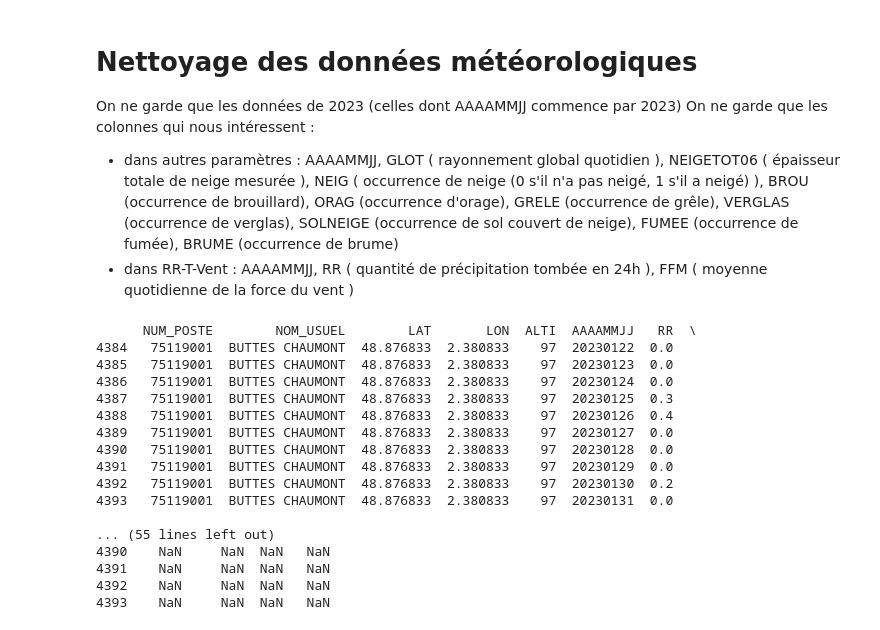
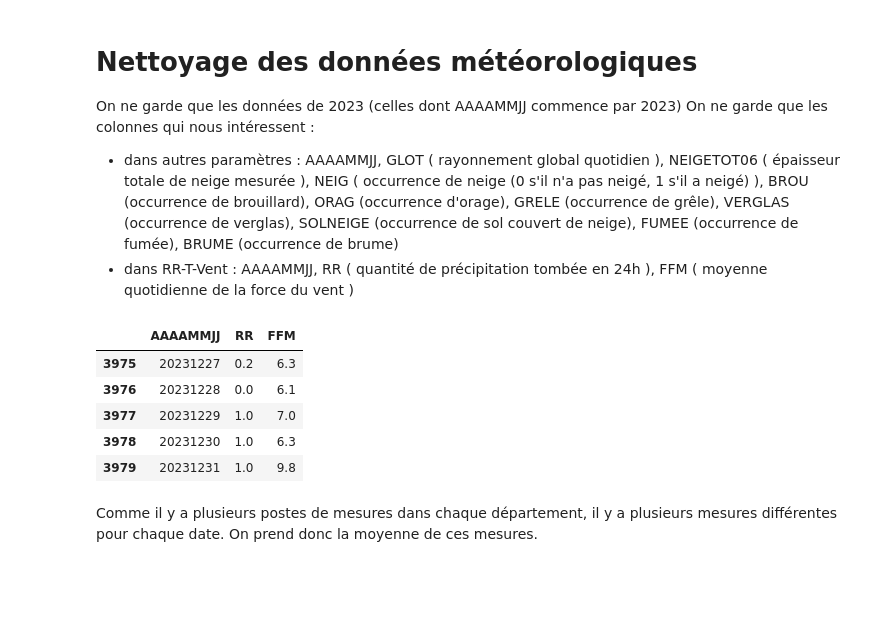
Before and after one commit to celineferbach/Projet-accidents-de-la-route, a Jupyter notebook: importation.ipynb, the cells around one changed output. Saved outputs shown, nothing was run; the diff lists cells and outputs as text; code cells hidden in the pictures; blank space fills up the shorter version.

```diff
--- a/importation.ipynb
+++ b/importation.ipynb
@@ -590,48 +587,66 @@ On ne garde que les colonnes qui nous intéressent :
 # %%
 autres_parametres_75['AAAAMMJJ'] = autres_parametres_75['AAAAMMJJ'].astype(str)
 RRTVent_75['AAAAMMJJ'] = RRTVent_75['AAAAMMJJ'].astype(str)
-print(RRTVent_75.tail(10))
-
 autres_parametres_75 = autres_parametres_75.loc[:,['AAAAMMJJ', 'GLOT', 'NEIG', 'BROU', 'ORAG', 'GRELE', 'VERGLAS', 'SOLNEIGE', 'FUMEE', 'BRUME']]
 RRTVent_75 = RRTVent_75.loc[:,['AAAAMMJJ', 'RR', 'FFM']]
-autres_parametres_75['AAAAMMJJ'] = autres_parametres_75['AAAAMMJJ'].astype(str)
-RRTVent_75 = RRTVent_75.loc[RRTVent_75["AAAAMMJJ"].str.startswith("2023")]
+autres_parametres_75 = autres_parametres_75.loc[autres_parametres_75['AAAAMMJJ'].str.startswith('2023')]
+RRTVent_75 = RRTVent_75.loc[RRTVent_75['AAAAMMJJ'].str.startswith('2023')]
 
+autres_parametres_77['AAAAMMJJ'] = autres_parametres_77['AAAAMMJJ'].astype(str)
+RRTVent_77['AAAAMMJJ'] = RRTVent_77['AAAAMMJJ'].astype(str)
 autres_parametres_77 = autres_parametres_77.loc[:,['AAAAMMJJ', 'GLOT', 'NEIG', 'BROU', 'ORAG', 'GRELE', 'VERGLAS', 'SOLNEIGE', 'FUMEE', 'BRUME']]
 RRTVent_77 = RRTVent_77.loc[:,['AAAAMMJJ', 'RR', 'FFM']]
+autres_parametres_77 = autres_parametres_77.loc[autres_parametres_77['AAAAMMJJ'].str.startswith('2023')]
+RRTVent_77 = RRTVent_77.loc[RRTVent_77['AAAAMMJJ'].str.startswith('2023')]
 
+autres_parametres_78['AAAAMMJJ'] = autres_parametres_78['AAAAMMJJ'].astype(str)
+RRTVent_78['AAAAMMJJ'] = RRTVent_78['AAAAMMJJ'].astype(str)
 autres_parametres_78 = autres_parametres_78.loc[:,['AAAAMMJJ', 'GLOT', 'NEIG', 'BROU', 'ORAG', 'GRELE', 'VERGLAS', 'SOLNEIGE', 'FUMEE', 'BRUME']]
 RRTVent_78 = RRTVent_78.loc[:,['AAAAMMJJ', 'RR', 'FFM']]
+autres_parametres_78 = autres_parametres_78.loc[autres_parametres_78['AAAAMMJJ'].str.startswith('2023')]
+RRTVent_78 = RRTVent_78.loc[RRTVent_78['AAAAMMJJ'].str.startswith('2023')]
 
+autres_parametres_91['AAAAMMJJ'] = autres_parametres_91['AAAAMMJJ'].astype(str)
+RRTVent_91['AAAAMMJJ'] = RRTVent_91['AAAAMMJJ'].astype(str)
 autres_parametres_91 = autres_parametres_91.loc[:,['AAAAMMJJ', 'GLOT', 'NEIG', 'BROU', 'ORAG', 'GRELE', 'VERGLAS', 'SOLNEIGE', 'FUMEE', 'BRUME']]
 RRTVent_91 = RRTVent_91.loc[:,['AAAAMMJJ', 'RR', 'FFM']]
+autres_parametres_91 = autres_parametres_91.loc[autres_parametres_91['AAAAMMJJ'].str.startswith('2023')]
+RRTVent_91 = RRTVent_91.loc[RRTVent_91['AAAAMMJJ'].str.startswith('2023')]
 
+autres_parametres_92['AAAAMMJJ'] = autres_parametres_92['AAAAMMJJ'].astype(str)
+RRTVent_92['AAAAMMJJ'] = RRTVent_92['AAAAMMJJ'].astype(str)
 autres_parametres_92 = autres_parametres_92.loc[:,['AAAAMMJJ', 'GLOT', 'NEIG', 'BROU', 'ORAG', 'GRELE', 'VERGLAS', 'SOLNEIGE', 'FUMEE', 'BRUME']]
 RRTVent_92 = RRTVent_92.loc[:,['AAAAMMJJ', 'RR', 'FFM']]
+autres_parametres_92 = autres_parametres_92.loc[autres_parametres_92['AAAAMMJJ'].str.startswith('2023')]
+RRTVent_92 = RRTVent_92.loc[RRTVent_92['AAAAMMJJ'].str.startswith('2023')]
 
+autres_parametres_93['AAAAMMJJ'] = autres_parametres_93['AAAAMMJJ'].astype(str)
+RRTVent_93['AAAAMMJJ'] = RRTVent_93['AAAAMMJJ'].astype(str)
 autres_parametres_93 = autres_parametres_93.loc[:,['AAAAMMJJ', 'GLOT', 'NEIG', 'BROU', 'ORAG', 'GRELE', 'VERGLAS', 'SOLNEIGE', 'FUMEE', 'BRUME']]
 RRTVent_93 = RRTVent_93.loc[:,['AAAAMMJJ', 'RR', 'FFM']]
+autres_parametres_93 = autres_parametres_93.loc[autres_parametres_93['AAAAMMJJ'].str.startswith('2023')]
+RRTVent_93 = RRTVent_93.loc[RRTVent_93['AAAAMMJJ'].str.startswith('2023')]
 
+autres_parametres_94['AAAAMMJJ'] = autres_parametres_94['AAAAMMJJ'].astype(str)
+RRTVent_94['AAAAMMJJ'] = RRTVent_94['AAAAMMJJ'].astype(str)
 autres_parametres_94 = autres_parametres_94.loc[:,['AAAAMMJJ', 'GLOT', 'NEIG', 'BROU', 'ORAG', 'GRELE', 'VERGLAS', 'SOLNEIGE', 'FUMEE', 'BRUME']]
 RRTVent_94 = RRTVent_94.loc[:,['AAAAMMJJ', 'RR', 'FFM']]
+autres_parametres_94 = autres_parametres_94.loc[autres_parametres_94['AAAAMMJJ'].str.startswith('2023')]
+RRTVent_94 = RRTVent_94.loc[RRTVent_94['AAAAMMJJ'].str.startswith('2023')]
 
+autres_parametres_95['AAAAMMJJ'] = autres_parametres_95['AAAAMMJJ'].astype(str)
+RRTVent_95['AAAAMMJJ'] = RRTVent_95['AAAAMMJJ'].astype(str)
 autres_parametres_95 = autres_parametres_95.loc[:,['AAAAMMJJ', 'GLOT', 'NEIG', 'BROU', 'ORAG', 'GRELE', 'VERGLAS', 'SOLNEIGE', 'FUMEE', 'BRUME']]
 RRTVent_95 = RRTVent_95.loc[:,['AAAAMMJJ', 'RR', 'FFM']]
+autres_parametres_95 = autres_parametres_95.loc[autres_parametres_95['AAAAMMJJ'].str.startswith('2023')]
+RRTVent_95 = RRTVent_95.loc[RRTVent_95['AAAAMMJJ'].str.startswith('2023')]
+RRTVent_95.tail()
 # %% [output]
-      NUM_POSTE        NOM_USUEL        LAT       LON  ALTI  AAAAMMJJ   RR  \
-4384   75119001  BUTTES CHAUMONT  48.876833  2.380833    97  20230122  0.0
-4385   75119001  BUTTES CHAUMONT  48.876833  2.380833    97  20230123  0.0
-4386   75119001  BUTTES CHAUMONT  48.876833  2.380833    97  20230124  0.0
-4387   75119001  BUTTES CHAUMONT  48.876833  2.380833    97  20230125  0.3
-4388   75119001  BUTTES CHAUMONT  48.876833  2.380833    97  20230126  0.4
-4389   75119001  BUTTES CHAUMONT  48.876833  2.380833    97  20230127  0.0
-4390   75119001  BUTTES CHAUMONT  48.876833  2.380833    97  20230128  0.0
-4391   75119001  BUTTES CHAUMONT  48.876833  2.380833    97  20230129  0.0
-4392   75119001  BUTTES CHAUMONT  48.876833  2.380833    97  20230130  0.2
-4393   75119001  BUTTES CHAUMONT  48.876833  2.380833    97  20230131  0.0
-
-... (55 lines left out)
-4390    NaN     NaN  NaN   NaN
-4391    NaN     NaN  NaN   NaN
-4392    NaN     NaN  NaN   NaN
-4393    NaN     NaN  NaN   NaN
+|  | AAAAMMJJ | RR | FFM |
+| 3975 | 20231227 | 0.2 | 6.3 |
+| 3976 | 20231228 | 0.0 | 6.1 |
+| 3977 | 20231229 | 1.0 | 7.0 |
+| 3978 | 20231230 | 1.0 | 6.3 |
+| 3979 | 20231231 | 1.0 | 9.8 |
+# %% [markdown]
+Comme il y a plusieurs postes de mesures dans chaque département, il y a plusieurs mesures différentes pour chaque date. On prend donc la moyenne de ces mesures.
```
Also changed, not shown: parts of 4 cells of this notebook.
